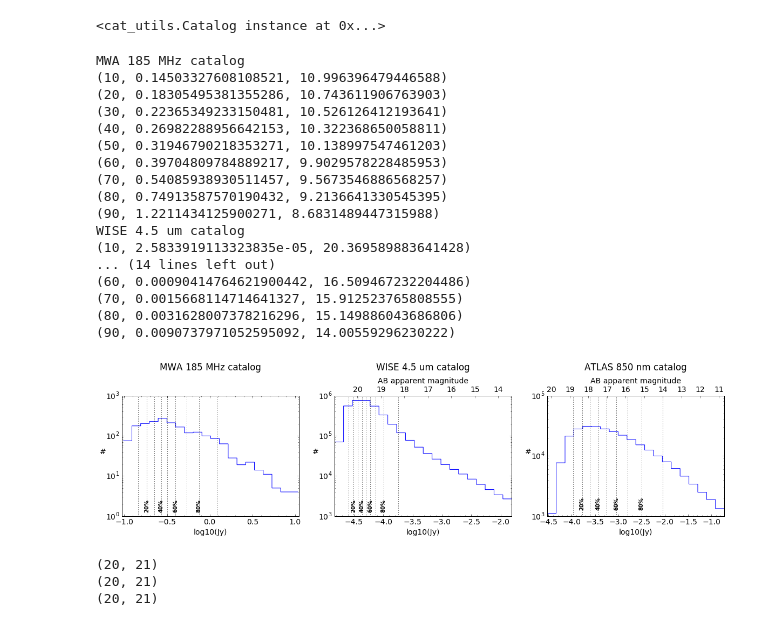
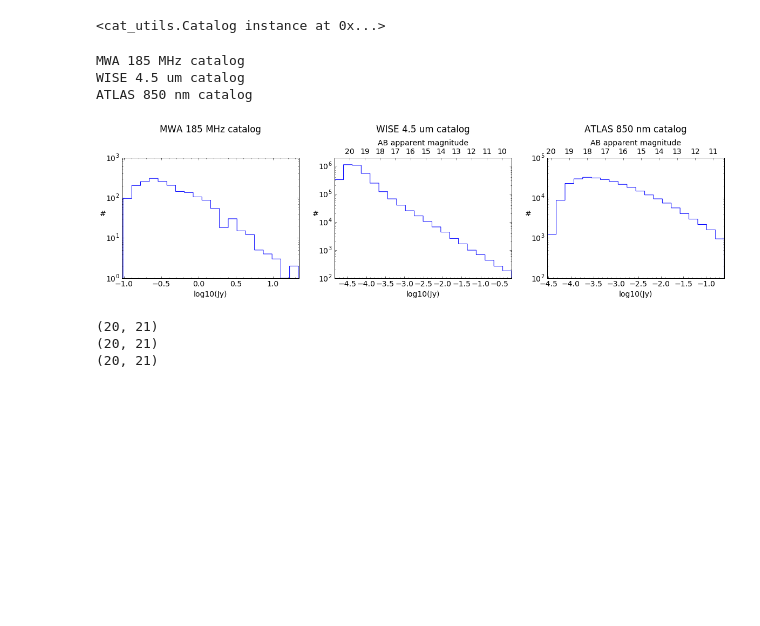
Before and after one commit to abrahamneben/21cmIRxcor, a Jupyter notebook: fg_xcor/mwa_and_ir_catalogs_xcor.ipynb, the cells around one changed output. Drawn from its saved outputs; the diff is of its cells as text; code cells hidden in the pictures; blank space fills up the shorter version.

Commit message:
lf catalog sims

```diff
--- a/fg_xcor/mwa_and_ir_catalogs_xcor.ipynb
+++ b/fg_xcor/mwa_and_ir_catalogs_xcor.ipynb
@@ -590,3 +593,5 @@ bandi = 1, jypercentilecut = (90,100)
 # LOAD ATLAS_mwa57639 WHOLE FIELD CATALOG
 #secat = pickle.load( open('/Volumes/abraham/xcor_data/analysis/ATLAS_mwa57639/whole_field/whole_field_secat.p', "rb" ) )
 secat = pickle.load( open('/Users/abrahamn/Documents/MIT/21cm/21cmIR/ir_catalogs/whole_field_secat.p', "rb" ) )
+g = secat.jy>1.e-10
+secat = cat_utils.Catalog(secat.ra[g],secat.dec[g],secat.jy[g])
@@ -845,61 +833,48 @@ plt.figure(figsize=(20,4))
 matplotlib.rcParams.update({'font.size': 14})
 
 titles = ['MWA 185 MHz catalog','WISE 4.5 um catalog','ATLAS 850 nm catalog']
-ylimits = [[1,1.e3],[1.e3,1.e6],[1.e3,1.e5]]
+ylimits = [[1,1.e3],[1.e2,2.e6],[1.e2,1.e5]]
 for cati in range(3):
     print(titles[cati])
     ax1 = plt.subplot(1,3,cati+1)
-    jy1percentile,jy99percentile = np.percentile(cats[cati].jy,0),np.percentile(cats[cati].jy,99.8)
+    jy1percentile,jy99percentile = np.percentile(cats[cati].jy,0),np.percentile(cats[cati].jy,99.99)
     plt.hist(np.log10(cats[cati].jy[(cats[cati].jy>jy1percentile)&(cats[cati].jy<jy99percentile)]),20,histtype='step')
+    plt.gca().set_yscale('log')
 
-    percentiles = [10,20,30,40,50,60,70,80,90]
-    for i in range(len(percentiles)):
-        jylog = np.log10(np.percentile(cats[cati].jy,percentiles[i]))
-        print(percentiles[i],10.**jylog,-2.5*np.log10(10.**jylog/3631))
-        if i in [1,3,5,7,9]:
-            plt.text(jylog,1.25*ylimits[cati][0],str(percentiles[i])+'%', rotation=90,fontsize=10,\
-                 horizontalalignment='center',verticalalignment='bottom',fontweight='bold')
-        plt.semilogy([jylog,jylog],[1,1.e7],'k:')
+#     percentiles = [10,20,30,40,50,60,70,80,90]
+#     for i in range(len(percentiles)):
+#         jylog = np.log10(np.percentile(cats[cati].jy,percentiles[i]))
+#         print(percentiles[i],10.**jylog,-2.5*np.log10(10.**jylog/3631))
+#         if i in [1,3,5,7,9]:
+#             plt.text(jylog,1.25*ylimits[cati][0],str(percentiles[i])+'%', rotation=90,fontsize=10,\
+#                  horizontalalignment='center',verticalalignment='bottom',fontweight='bold')
+#         plt.semilogy([jylog,jylog],[1,1.e7],'k:')
 
     plt.gca().set_xticks(np.arange(-10,10)*.5)
     plt.xlim([np.log10(jy1percentile),np.log10(jy99percentile)])
     plt.ylim(ylimits[cati])
     plt.xlabel('log10(Jy)')
     plt.gca().xaxis.set_minor_locator(matplotlib.ticker.MultipleLocator(.1))
     plt.ylabel('#',rotation=0)
 
     if cati>0:
         magticks = np.arange(10,25,1)
         jys_for_magticks = 3631.*10.**(-magticks/2.5)
         g = (jys_for_magticks>jy1percentile)&(jys_for_magticks<jy99percentile)
 
         ax2 = ax1.twiny()
         ax2.set_xlim(ax1.get_xlim())
         ax2.set_xticks(np.log10(jys_for_magticks[g]))
         ax2.set_xticklabels(magticks[g])
         ax2.set_xlabel("AB apparent magnitude")
     plt.title(titles[cati]+'\n\n')
 
 plt.savefig('catalog_histograms.pdf',bbox_inches='tight')
 # %% [output]
 MWA 185 MHz catalog
-(10, 0.14503327608108521, 10.996396479446588)
-(20, 0.18305495381355286, 10.743611906763903)
-(30, 0.22365349233150481, 10.526126412193641)
-(40, 0.26982288956642153, 10.322368650058811)
-(50, 0.31946790218353271, 10.138997547461203)
-(60, 0.39704809784889217, 9.9029578228485953)
-(70, 0.54085938930511457, 9.5673546886568257)
-(80, 0.74913587570190432, 9.2136641330545395)
-(90, 1.2211434125900271, 8.6831489447315988)
 WISE 4.5 um catalog
-(10, 2.5833919113323835e-05, 20.369589883641428)
-... (14 lines left out)
-(60, 0.00090414764621900442, 16.509467232204486)
-(70, 0.0015668114714641327, 15.912523765808555)
-(80, 0.0031628007378216296, 15.149886043686806)
-(90, 0.0090737971052595092, 14.00559296230222)
+ATLAS 850 nm catalog
-[figure, old version]
+[figure, new version]
 # %%
 matplotlib.rcParams.update({'font.size': 12})
 
```
Also changed, not shown: parts of 12 cells of this notebook, 2 other files.
